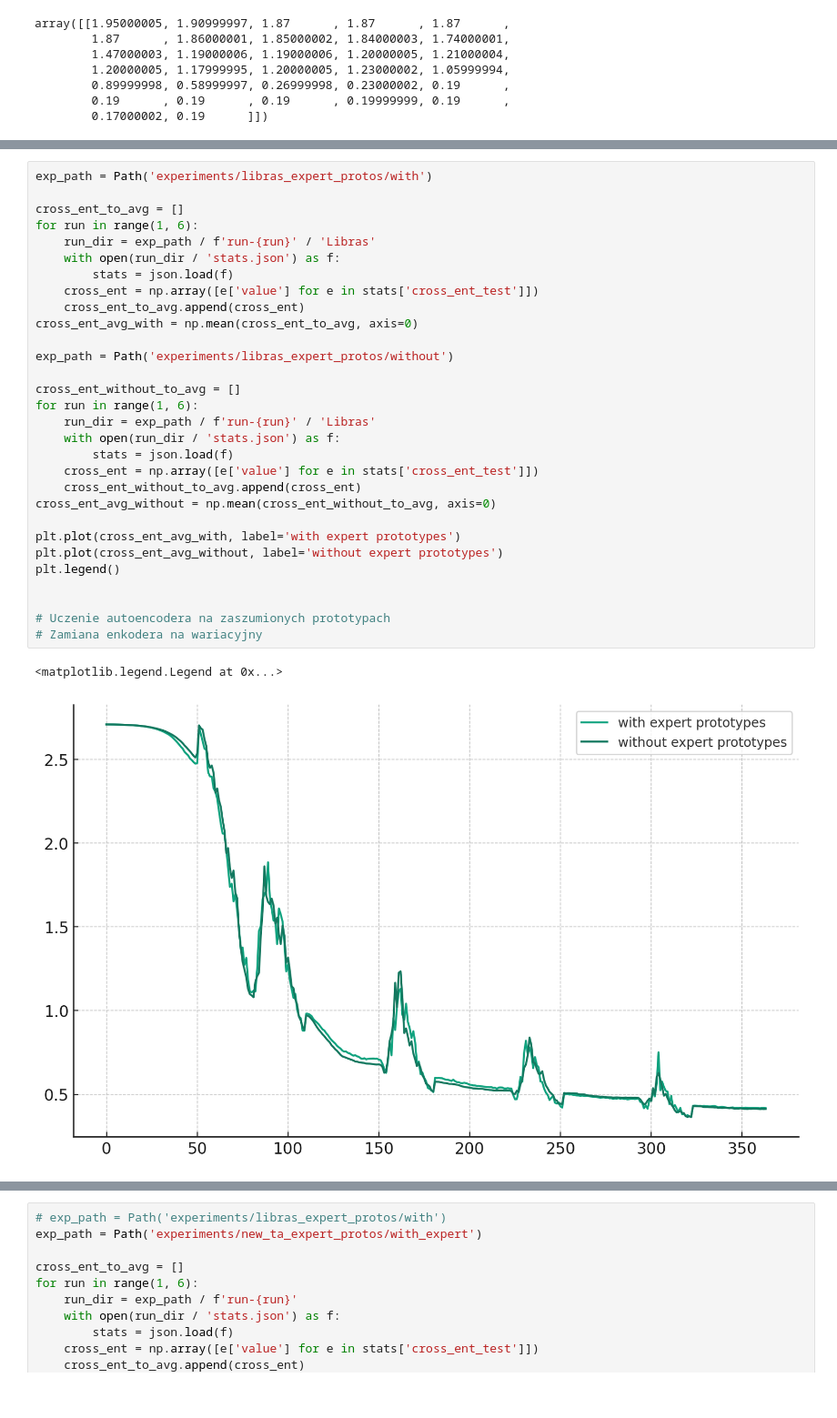
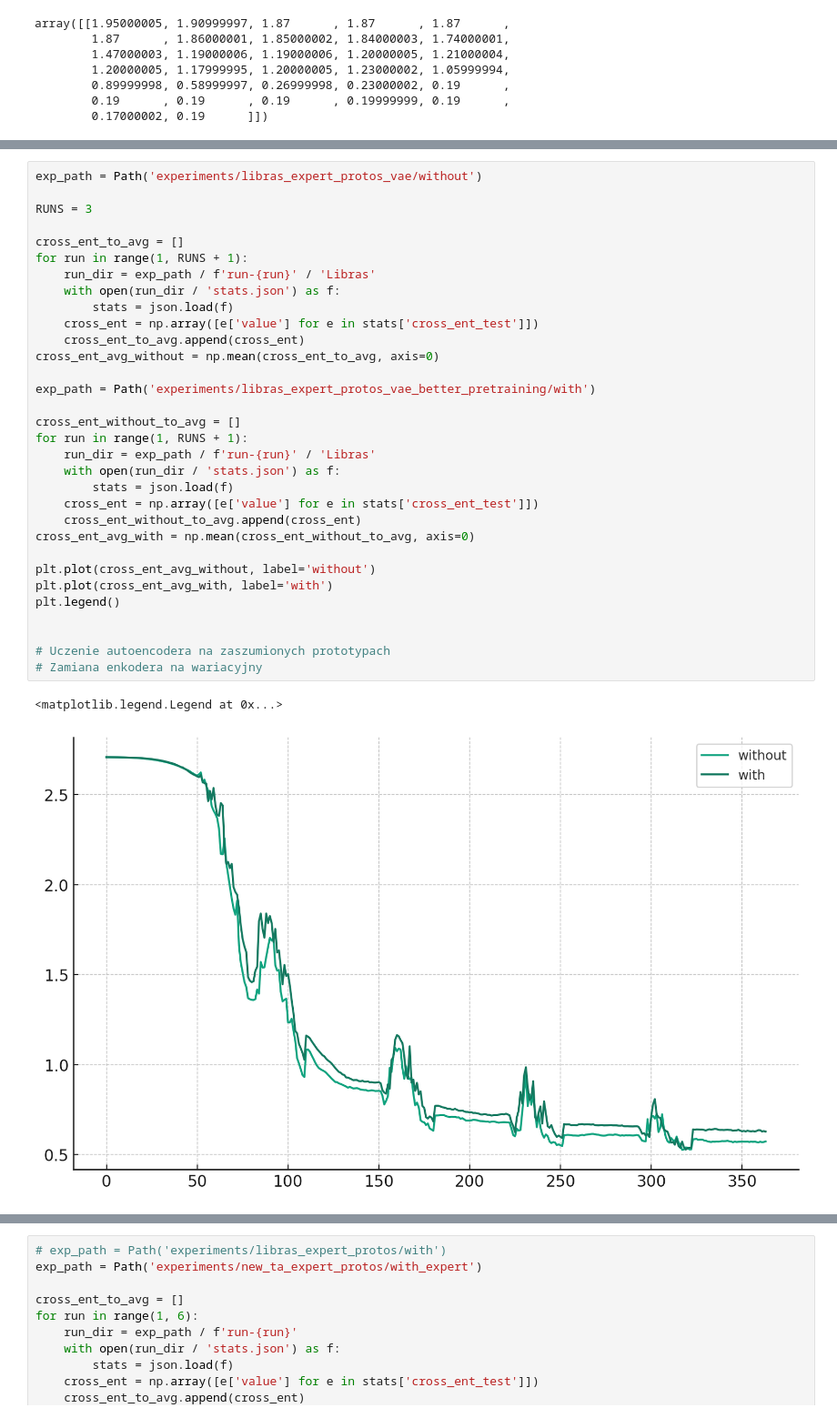
Before and after one commit to bmalkus/ProtoTSNet, a Jupyter notebook: scratch.ipynb, the cells around one changed output, grey strips where cells are left out. Shown at 91% size. Saved outputs shown, nothing was run; the diff lists cells and outputs as text.

```diff
--- a/scratch.ipynb
+++ b/scratch.ipynb
@@ -54,36 +101,38 @@ array([[2.13      ],
 # %%
-exp_path = Path('experiments/libras_expert_protos/with')
+exp_path = Path('experiments/libras_expert_protos_vae/without')
+
+RUNS = 3
 
 cross_ent_to_avg = []
-for run in range(1, 6):
+for run in range(1, RUNS + 1):
     run_dir = exp_path / f'run-{run}' / 'Libras'
     with open(run_dir / 'stats.json') as f:
         stats = json.load(f)
     cross_ent = np.array([e['value'] for e in stats['cross_ent_test']])
     cross_ent_to_avg.append(cross_ent)
-cross_ent_avg_with = np.mean(cross_ent_to_avg, axis=0)
+cross_ent_avg_without = np.mean(cross_ent_to_avg, axis=0)
 
-exp_path = Path('experiments/libras_expert_protos/without')
+exp_path = Path('experiments/libras_expert_protos_vae_better_pretraining/with')
 
 cross_ent_without_to_avg = []
-for run in range(1, 6):
+for run in range(1, RUNS + 1):
     run_dir = exp_path / f'run-{run}' / 'Libras'
     with open(run_dir / 'stats.json') as f:
         stats = json.load(f)
     cross_ent = np.array([e['value'] for e in stats['cross_ent_test']])
     cross_ent_without_to_avg.append(cross_ent)
-cross_ent_avg_without = np.mean(cross_ent_without_to_avg, axis=0)
+cross_ent_avg_with = np.mean(cross_ent_without_to_avg, axis=0)
 
-plt.plot(cross_ent_avg_with, label='with expert prototypes')
-plt.plot(cross_ent_avg_without, label='without expert prototypes')
+plt.plot(cross_ent_avg_without, label='without')
+plt.plot(cross_ent_avg_with, label='with')
 plt.legend()
 
 
 # Uczenie autoencodera na zaszumionych prototypach
 # Zamiana enkodera na wariacyjny
 # %% [output]
 <matplotlib.legend.Legend at 0x...>
-[figure, old version]
+[figure, new version]
 # %%
 exp_path = Path('experiments/libras_expert_protos_vae/without')
 
```
Also changed, not shown: parts of 3 cells of this notebook, 10 other files.
